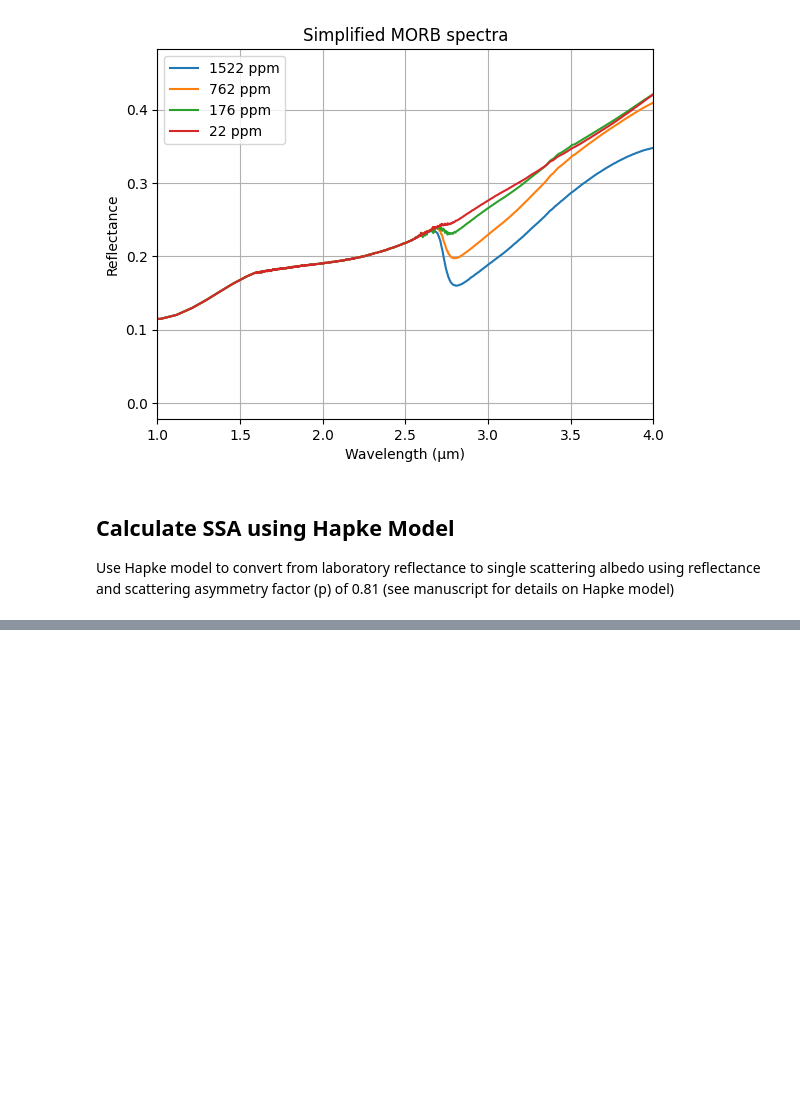
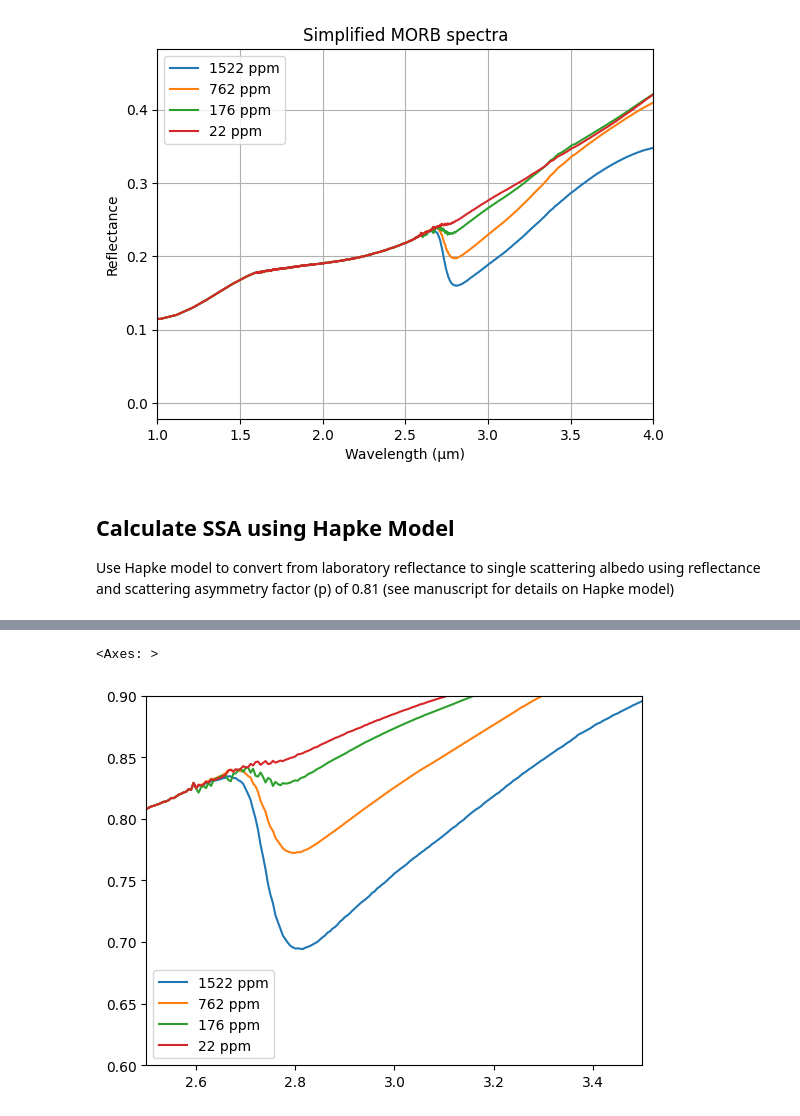
Before and after one commit to philiplinden/cremons-et-al-2022, a Jupyter notebook: repro/results.ipynb, the cells around one changed output, grey strips where cells are left out. Cells and saved outputs as stored; diff of their text form; code cells hidden in the pictures; blank space fills up the shorter version.

```diff
--- a/repro/results.ipynb
+++ b/repro/results.ipynb
@@ -168 +194,6 @@ factor (p) of 0.81 (see manuscript for details on Hapke model)
+# %%
+ssa_MORB.plot(xlim=(2.5,3.5), ylim=(.6,.9))
+# %% [output]
+<Axes: >
+[figure, added]
 # %%
```
Also changed, not shown: parts of 4 cells of this notebook, 1 other file.
